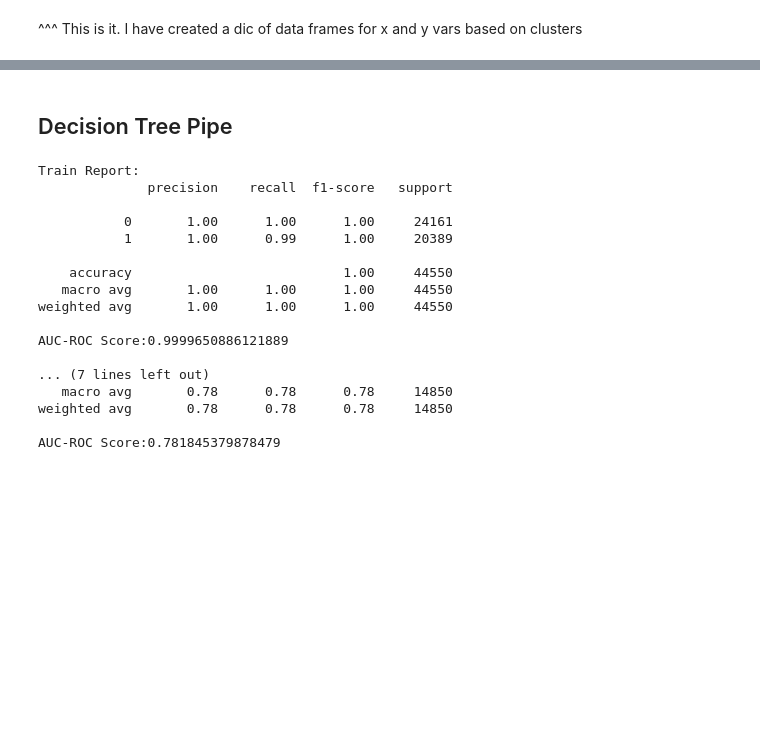
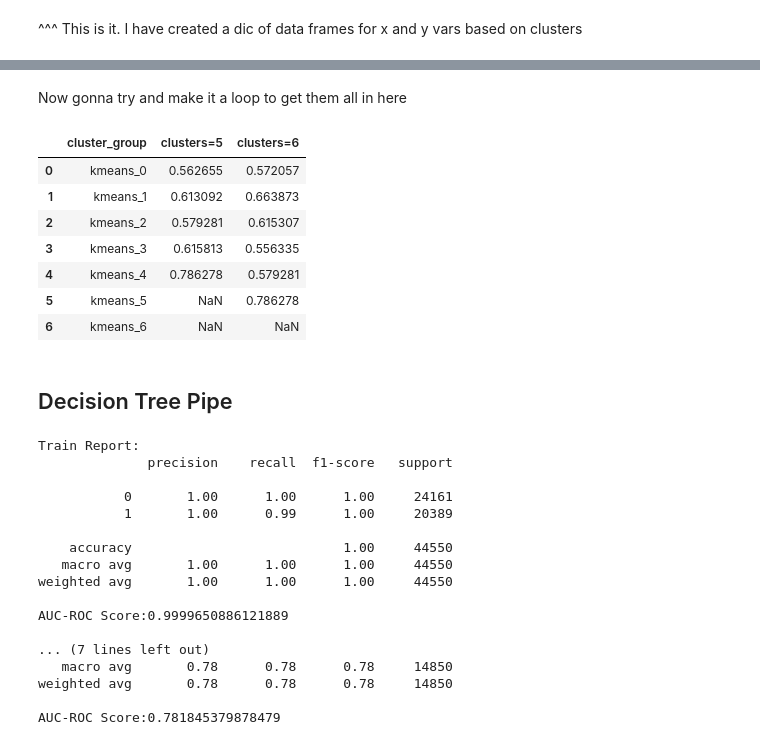
Before and after one commit to mduncan23/Tanzanian-Water-Wells-Analysis, a Jupyter notebook: Water_well_clean.ipynb, the cells around one changed output, grey strips where cells are left out. Drawn from its saved outputs; the diff is of its cells as text; code cells hidden in the pictures; blank space fills up the shorter version.

```diff
--- a/Water_well_clean.ipynb
+++ b/Water_well_clean.ipynb
@@ -776,0 +657,6 @@ kmeans_test_0.head()
+# %%
+# creating 8 new dataframes based on clusters and storing in a dictionary
+kmeans_test_dic = {}
+for i, name in enumerate(df_names):
+    print(name)
+    kmeans_test_dic[name] = kmeans_X_test_df[kmeans_X_test_df['cluster'] == i]
@@ -776,0 +671,5 @@ kmeans_test_0.head()
+# %%
+# need to seperate x, y vars now
+y_kmeans_test_dic = {}
+for name in df_names:
+    y_kmeans_test_dic[name] = kmeans_test_dic[name].pop('target')
@@ -779,3 +680,11 @@ knn_model = Pipeline([
     ('ColTrans', ColTrans),
     ('knn', KNeighborsClassifier())
 ])
+# %%
+model_dic = {}
+for name in df_names:
+    model_dic[name] = knn_model.fit(kmeans_train_dic[name], y_kmeans_train_dic[name])
+# %%
+knn_test_scores = {}
+for name in df_names:
+    knn_test_scores[name] = model_dic[name].score(kmeans_test_dic[name], y_kmeans_test_dic[name])
@@ -781,0 +721,2 @@ knn_model = Pipeline([
+# %% [markdown]
+Now gonna try and make it a loop to get them all in here
@@ -782,3 +815,14 @@ knn_model = Pipeline([
+# %%
+kmeans_results_df
+# %% [output]
+|  | cluster_group | clusters=5 | clusters=6 |
+| 0 | kmeans_0 | 0.562655 | 0.572057 |
+| 1 | kmeans_1 | 0.613092 | 0.663873 |
+| 2 | kmeans_2 | 0.579281 | 0.615307 |
+| 3 | kmeans_3 | 0.615813 | 0.556335 |
+| 4 | kmeans_4 | 0.786278 | 0.579281 |
+| 5 | kmeans_5 | NaN | 0.786278 |
+| 6 | kmeans_6 | NaN | NaN |
 # %% [markdown]
 ## Decision Tree Pipe
 # %%
```
Also changed, not shown: parts of 33 cells of this notebook.
